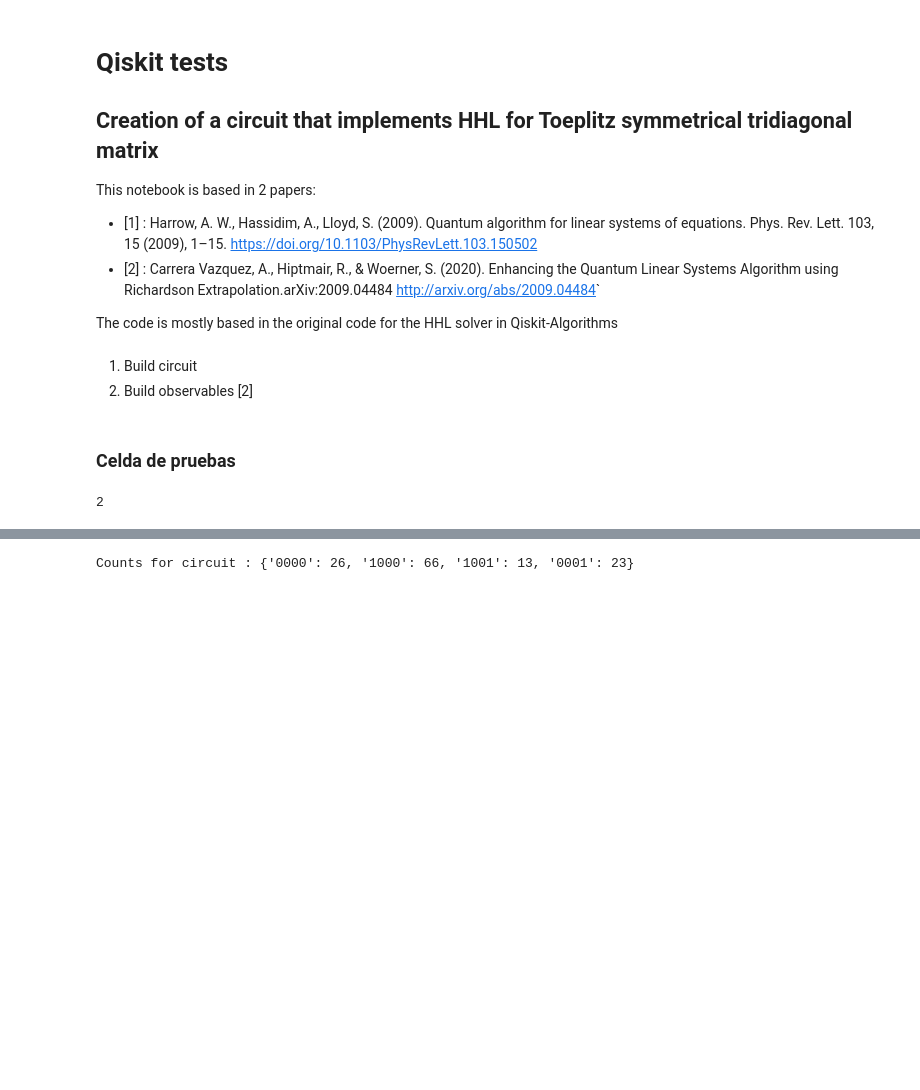
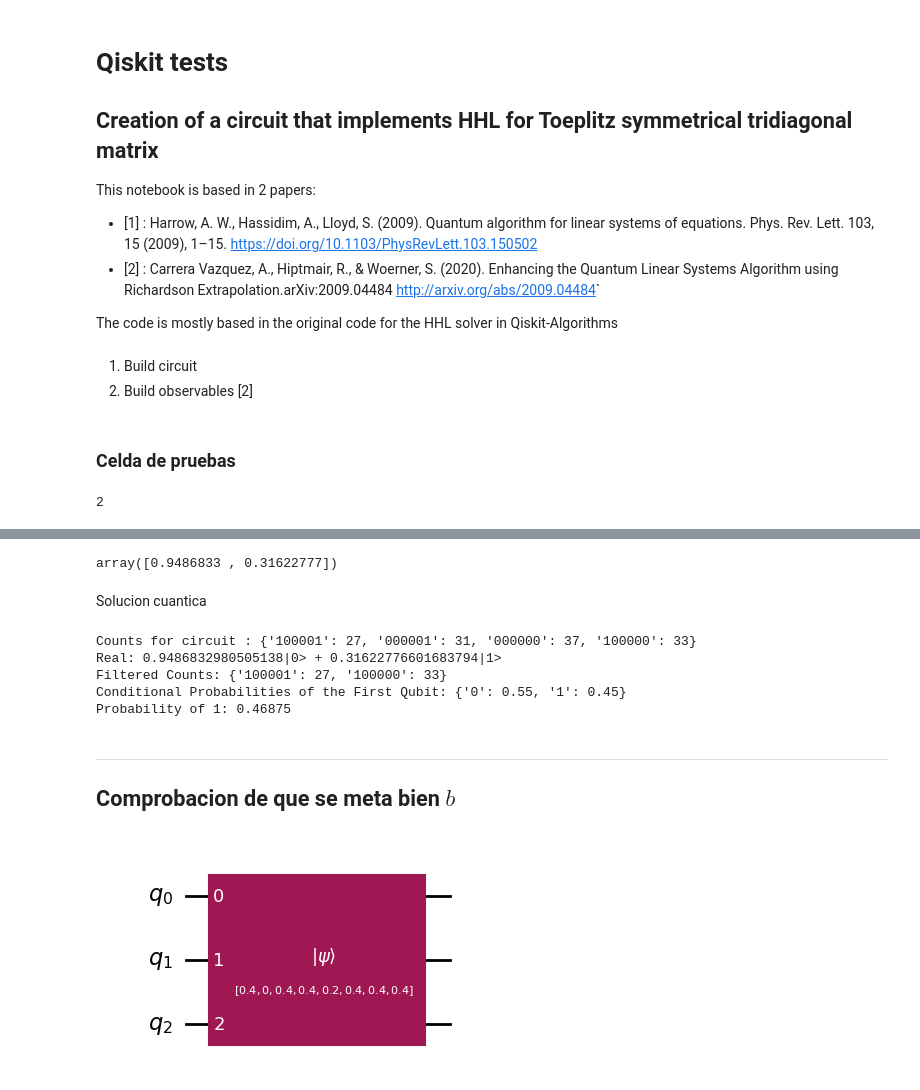
Before and after one commit to Nicofero/CITMAGA, a Jupyter notebook: Pruebas_Qiskit.ipynb, the cells around one changed output, grey strips where cells are left out. Drawn from its saved outputs; the diff is of its cells as text; code cells hidden in the pictures; blank space fills up the shorter version.

```diff
--- a/Pruebas_Qiskit.ipynb
+++ b/Pruebas_Qiskit.ipynb
@@ -291,16 +285,61 @@ Prueba con shots
+# %%
+sol=np.linalg.solve(matrix,vector/np.linalg.norm(vector))
+sol/np.linalg.norm(sol)
+norm=np.sqrt(sum(sol**2))
+
+sol/norm
+# %% [output]
+array([0.9486833 , 0.31622777])
+# %% [markdown]
+Solucion cuantica
 # %%
 from qiskit_aer.primitives import SamplerV2
 
 sim = AerSimulator()
+hhl_meas = hhl
+hhl_meas.measure_all()
 
-hhl.measure_all()
-
-hhl = transpile(hhl,sim)
+hhl_meas = transpile(hhl,sim)
 
 sampler = SamplerV2()
 
-job = sampler.run([hhl],shots=128)
+job = sampler.run([hhl_meas],shots=128)
 job_result = job.result()
 print(f"Counts for circuit : {job_result[0].data.meas.get_counts()}")
+print(f"Real: {3/np.sqrt(10)}|0> + {1/np.sqrt(10)}|1>")
+
+filtered_counts = {k: v for k, v in job_result[0].data.meas.get_counts().items() if k[0] == '1'}
+total_filtered_counts = sum(filtered_counts.values())
+prob_amplitudes = { '0': 0, '1': 0 }
+
+for outcome, count in filtered_counts.items():
+    first_qubit_state = outcome[-1]  # Get the state of the first qubit
+    prob_amplitudes[first_qubit_state] += count / total_filtered_counts
+
+
+
+print("Filtered Counts:", filtered_counts)
+print("Conditional Probabilities of the First Qubit:", prob_amplitudes)
+print(f"Probability of 1: {total_filtered_counts/128}")
 # %% [output]
-Counts for circuit : {'0000': 26, '1000': 66, '1001': 13, '0001': 23}
+Counts for circuit : {'100001': 27, '000001': 31, '000000': 37, '100000': 33}
+Real: 0.9486832980505138|0> + 0.31622776601683794|1>
+Filtered Counts: {'100001': 27, '100000': 33}
+Conditional Probabilities of the First Qubit: {'0': 0.55, '1': 0.45}
+Probability of 1: 0.46875
+# %% [markdown]
+-----
+## Comprobacion de que se meta bien $b$
+# %%
+def vec_circ(vector: np.ndarray) -> QuantumCircuit:
+
+    nb = int(np.log2(len(vector)))
+    vector_circuit = QuantumCircuit(nb,name="kachow")
+    vector_circuit.initialize(vector / np.linalg.norm(vector), list(range(nb)), None)
+
+    return vector_circuit
+# %%
+qc=vec_circ(np.array([1,0,1,1,0.5,1,1,1]))
+qc.draw('mpl')
+# %% [output]
+[figure, added]
```
Also changed, not shown: parts of 14 cells of this notebook.
